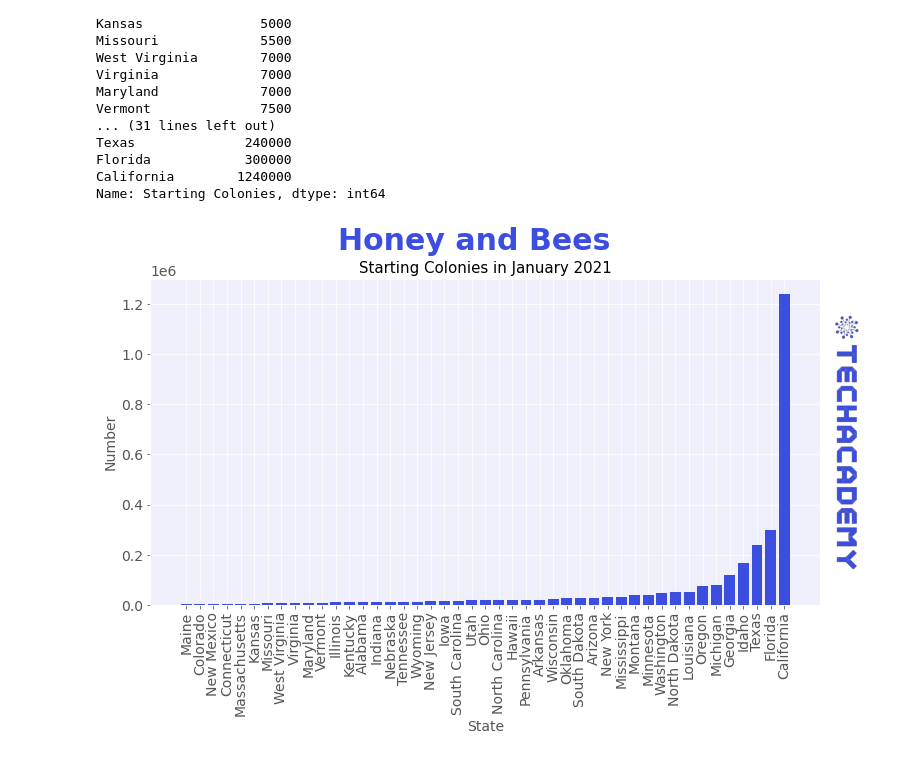
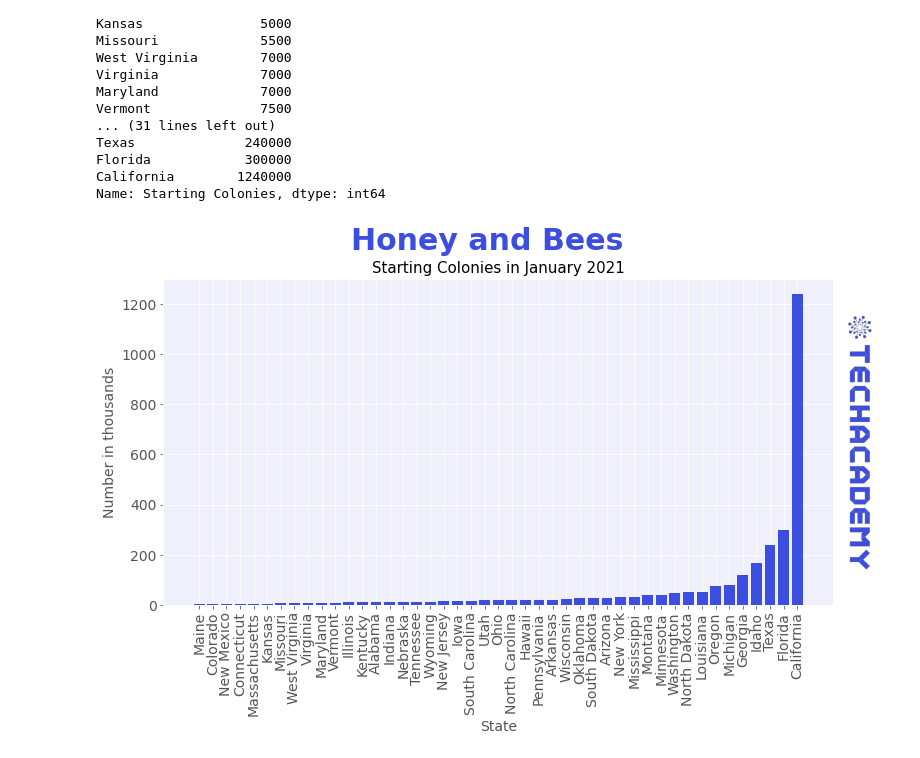
Before and after one commit to tech-academy-ev/SoSe22_Honey_and_Bees, a Jupyter notebook: Python/honey_and_bees_solution.ipynb, the cells around one changed output. Saved outputs shown, nothing was run; the diff lists cells and outputs as text; code cells hidden in the pictures.

```diff
--- a/Python/honey_and_bees_solution.ipynb
+++ b/Python/honey_and_bees_solution.ipynb
@@ -217,22 +230,22 @@ Name: Starting Colonies, dtype: int64
 # %%
 suptitle = "Honey and Bees"
 title = f"Starting Colonies in January 2021"
 fig, ax = plt.subplots(figsize=(12,6))
 plt.suptitle(suptitle, size=30, y=1, c='#3C4EE0', fontweight="bold")
 plt.title(title, fontsize=15)
 plt.xticks(rotation=90)
 plt.xlabel('State')
-plt.ylabel('Number')
+plt.ylabel('Number in thousands')
 
 # plot data
-ax.bar(jan21_bee_pop.index, jan21_bee_pop["Starting Colonies"])
+ax.bar(jan21_bee_pop.index, jan21_bee_pop["Starting Colonies"]/1000)
 
 # TA Logo
 im = plt.imread("../logos/TA_Logo_Vertical1.png")
 newax = fig.add_axes([.75, .2, .2, 0.6], anchor='NE', zorder=1)
 newax.imshow(im, alpha=1)
 newax.axis('off')
 
 plt.savefig(f"../Leitfaden/plot/{title}.jpg", bbox_inches="tight", dpi=800)
 # %% [output]
-[figure, old version]
+[figure, new version]
```
Also changed, not shown: parts of 10 cells of this notebook, 5 other files.
